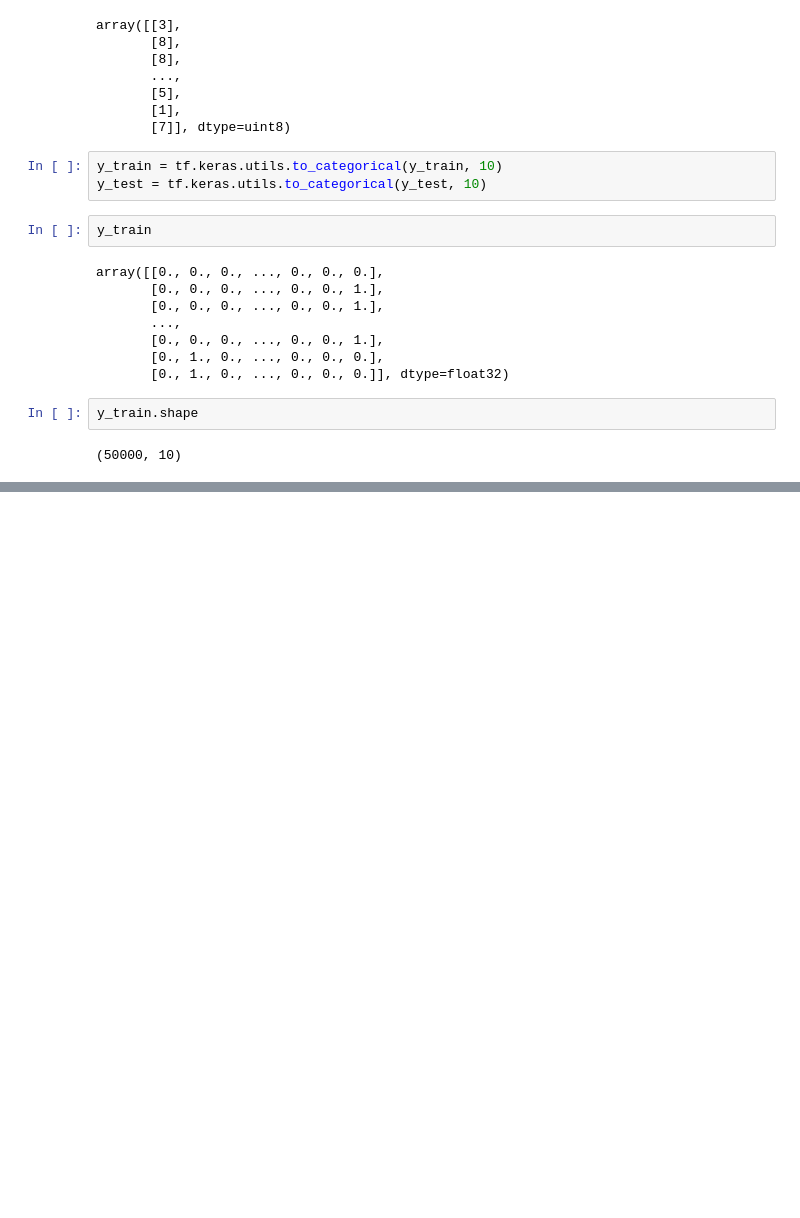
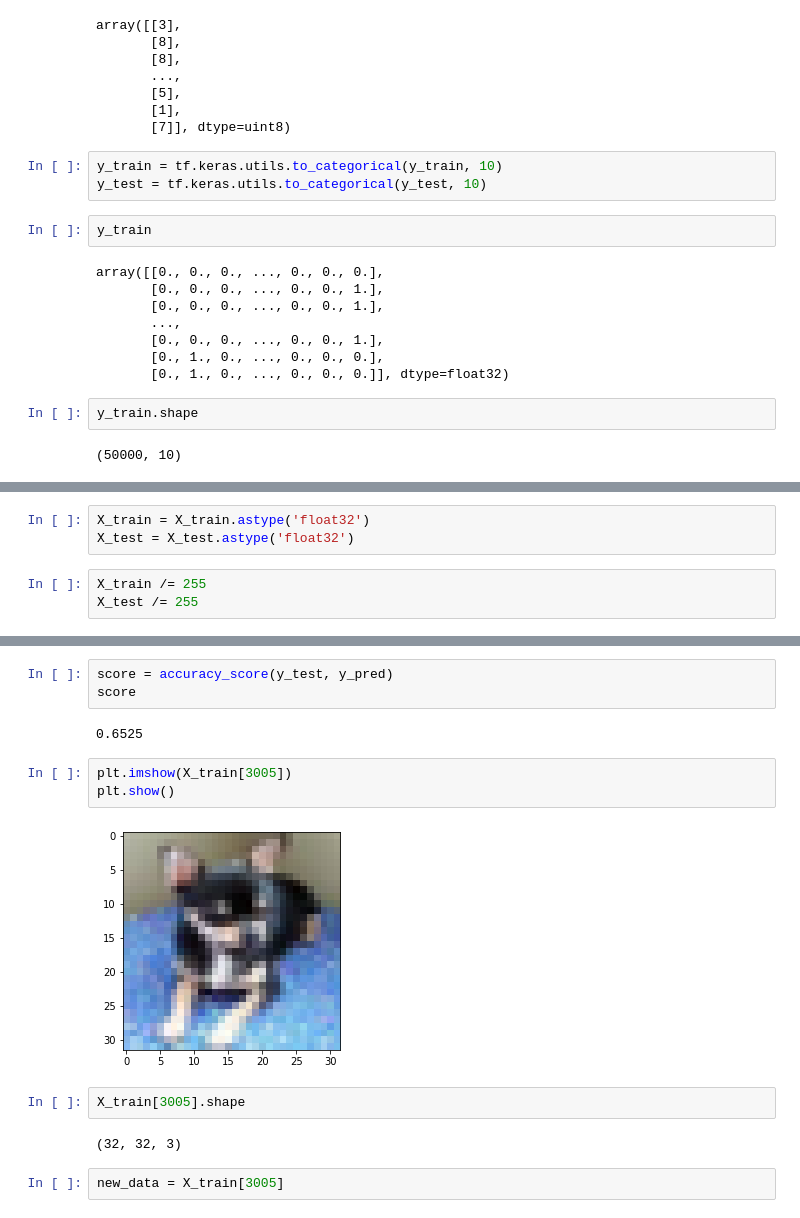
Before and after one commit to samruddhichitnis02/opencv, a Jupyter notebook: Cifar_dataset_classification/Cifar_data_classification.ipynb, the cells around one changed output, grey strips where cells are left out. Saved outputs shown, nothing was run; the diff lists cells and outputs as text; blank space fills up the shorter version.

Commit message:
Classification of cifar data with keras using tensorflow 2.0

```diff
--- a/Cifar_dataset_classification/Cifar_data_classification.ipynb
+++ b/Cifar_dataset_classification/Cifar_data_classification.ipynb
@@ -69,0 +74,6 @@ y_train.shape
+# %%
+X_train = X_train.astype('float32')
+X_test = X_test.astype('float32')
+# %%
+X_train /= 255
+X_test /= 255
@@ -69,0 +171,16 @@ y_train.shape
+# %%
+score = accuracy_score(y_test, y_pred)
+score
+# %% [output]
+0.6525
+# %%
+plt.imshow(X_train[3005])
+plt.show()
+# %% [output]
+[figure, added]
+# %%
+X_train[3005].shape
+# %% [output]
+(32, 32, 3)
+# %%
+new_data = X_train[3005]
```
Also changed, not shown: parts of 23 cells of this notebook.
